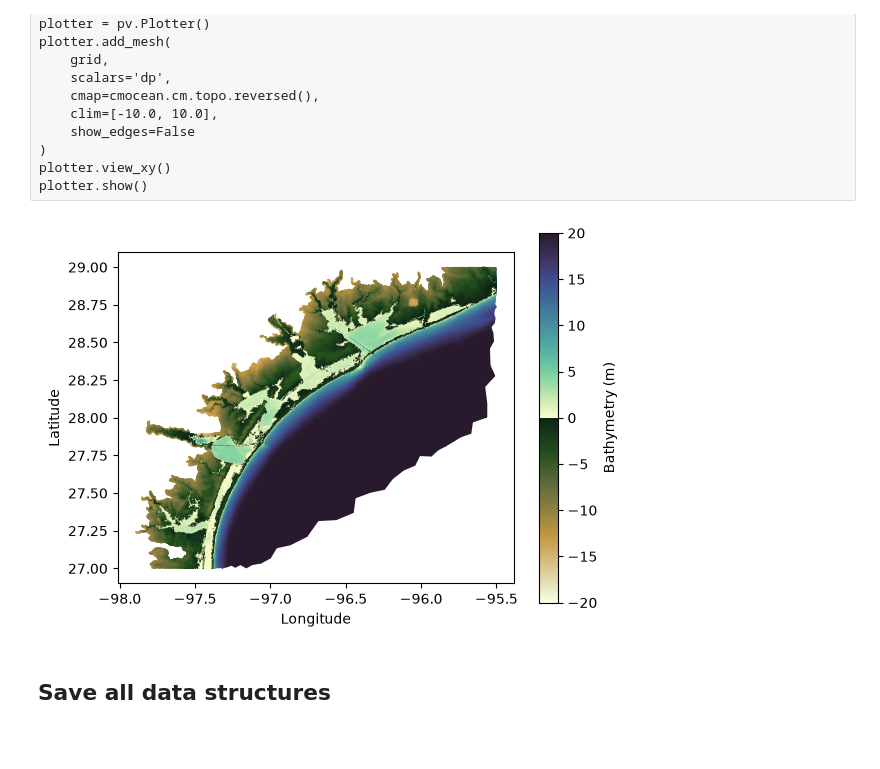
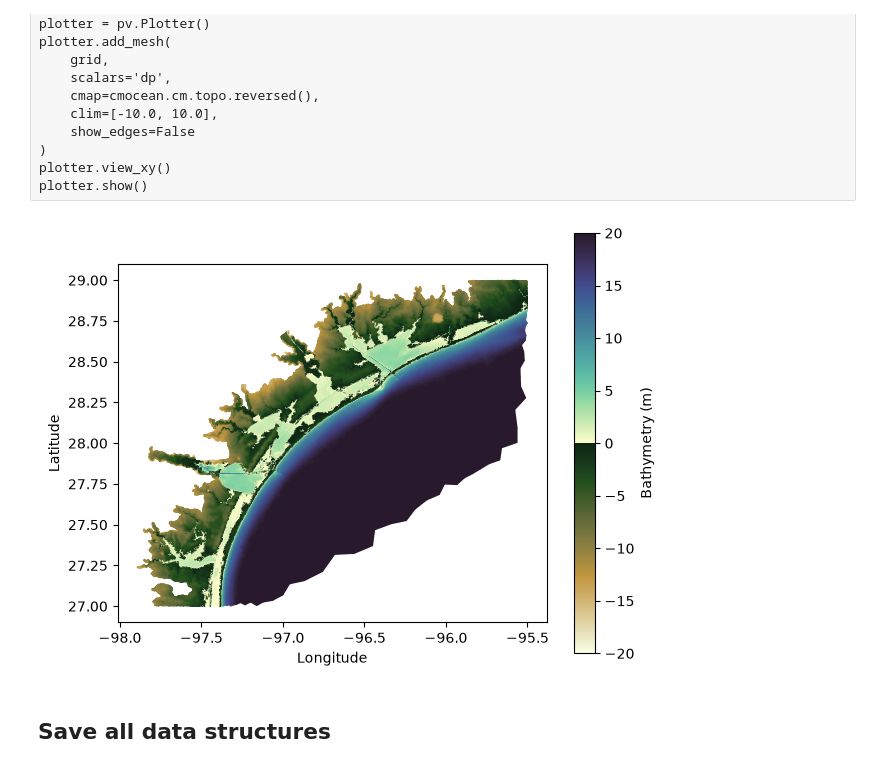
Before and after one commit to ashtonvcole/TracerPost, a Jupyter notebook: examples/08_mesh2/meshing2.ipynb, the cells around one changed output. Cells and saved outputs as stored; diff of their text form; code cells hidden in the pictures; blank space fills up the shorter version.

Commit message:
Fix bathy plot

```diff
--- a/examples/08_mesh2/meshing2.ipynb
+++ b/examples/08_mesh2/meshing2.ipynb
@@ -174,23 +174,23 @@ plotter.show()
 # %%
 # Show bathymetry
 # Check that the interpolataion mesh has a margin around the main mesh
 fig, ax = plt.subplots()
 tpc = ax.tripcolor(
     triangulation_main,
     adcirc_mesh.DP[node_map_main != -1],
     shading='gouraud',
     cmap=cmocean.cm.topo.reversed(),
     vmin=-20.0,
     vmax=20.0
 )
 fig.colorbar(tpc, ax=ax, label='Bathymetry (m)')
 ax.set_aspect('equal')
 ax.set_xlabel('Longitude')
 ax.set_ylabel('Latitude')
-#fig.tight_layout()
+fig.tight_layout()
 fig.savefig('tracer_bathy.png')
 # %% [output]
-[figure, old version]
+[figure, new version]
 # %% [markdown]
 ## Save all data structures
 # %%
```
Also changed, not shown: 1 other file.
